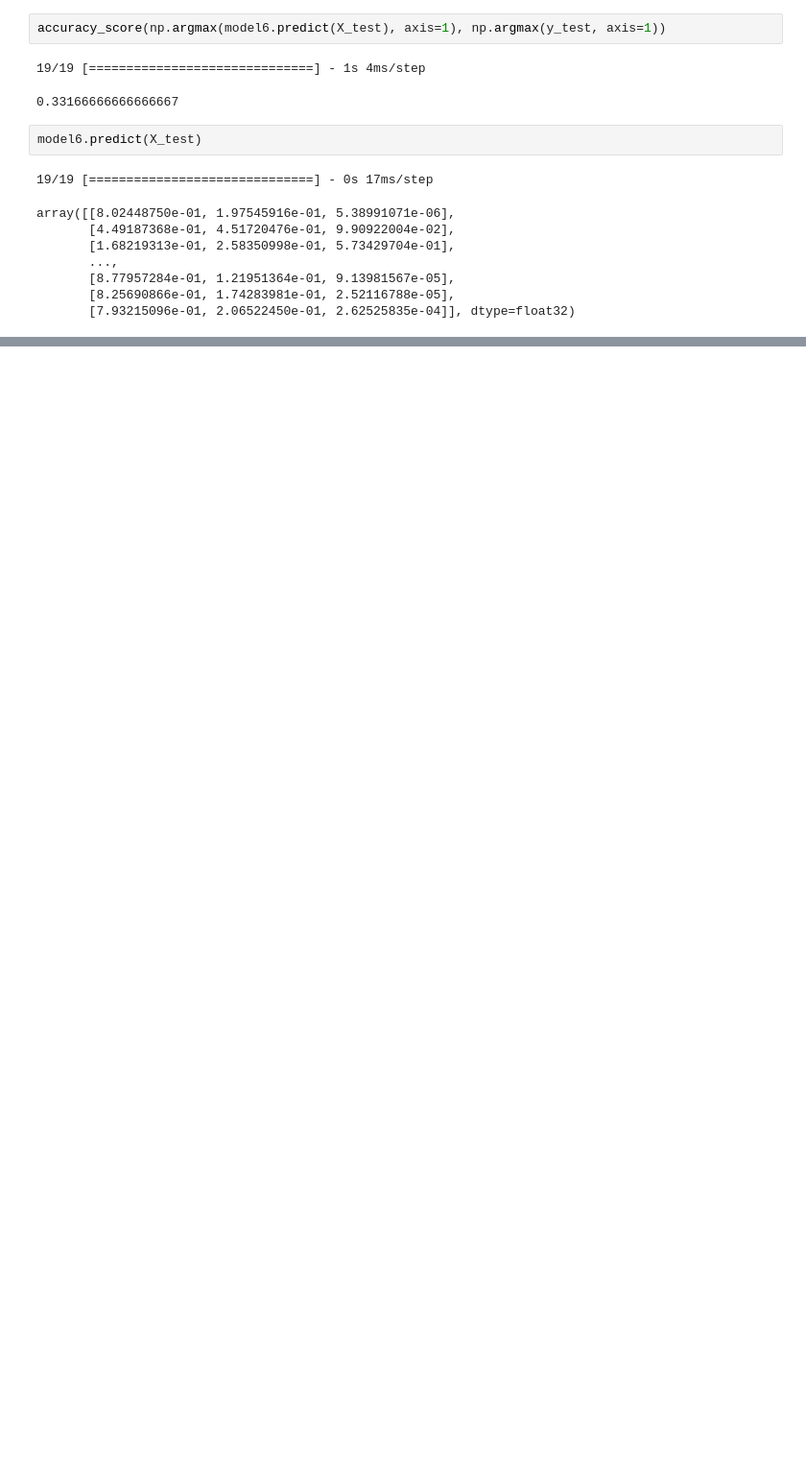
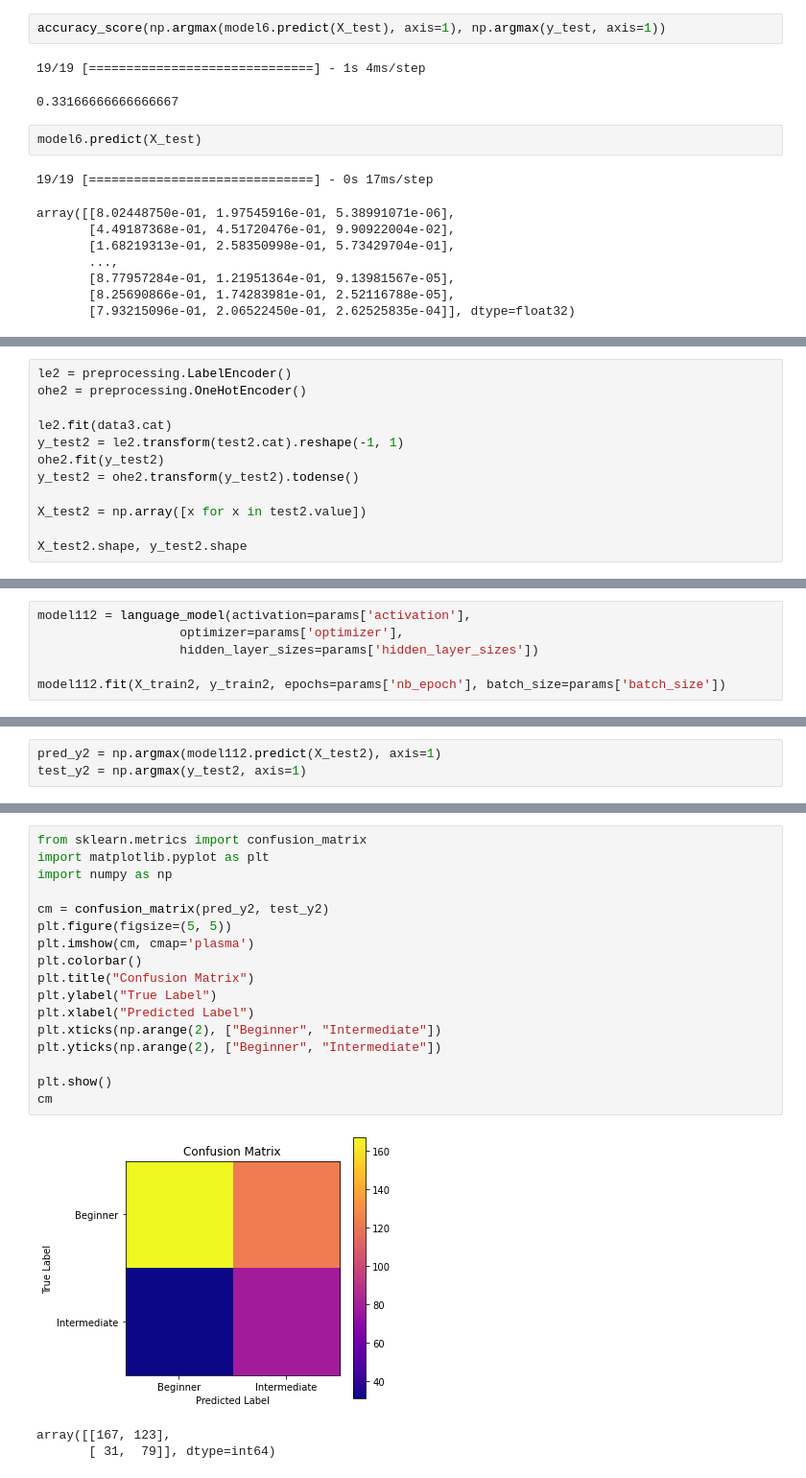
Before and after one commit to tsubasakawai2/nlp_project, a Jupyter notebook: lstm2_2.ipynb, the cells around one changed output, grey strips where cells are left out. Shown at 96% size. Saved outputs shown, nothing was run; the diff lists cells and outputs as text; blank space fills up the shorter version.

```diff
--- a/lstm2_2.ipynb
+++ b/lstm2_2.ipynb
@@ -904,0 +1184,12 @@ array([[8.02448750e-01, 1.97545916e-01, 5.38991071e-06],
+# %%
+le2 = preprocessing.LabelEncoder()
+ohe2 = preprocessing.OneHotEncoder()
+
+le2.fit(data3.cat)
+y_test2 = le2.transform(test2.cat).reshape(-1, 1)
+ohe2.fit(y_test2)
+y_test2 = ohe2.transform(y_test2).todense()
+
+X_test2 = np.array([x for x in test2.value])
+
+X_test2.shape, y_test2.shape
@@ -904,0 +1200,6 @@ array([[8.02448750e-01, 1.97545916e-01, 5.38991071e-06],
+# %%
+model112 = language_model(activation=params['activation'],
+                   optimizer=params['optimizer'],
+                   hidden_layer_sizes=params['hidden_layer_sizes'])
+
+model112.fit(X_train2, y_train2, epochs=params['nb_epoch'], batch_size=params['batch_size'])
@@ -904,0 +1228,3 @@ array([[8.02448750e-01, 1.97545916e-01, 5.38991071e-06],
+# %%
+pred_y2 = np.argmax(model112.predict(X_test2), axis=1)
+test_y2 = np.argmax(y_test2, axis=1)
@@ -904,0 +1233,21 @@ array([[8.02448750e-01, 1.97545916e-01, 5.38991071e-06],
+# %%
+from sklearn.metrics import confusion_matrix
+import matplotlib.pyplot as plt
+import numpy as np
+
+cm = confusion_matrix(pred_y2, test_y2)
+plt.figure(figsize=(5, 5))
+plt.imshow(cm, cmap='plasma')
+plt.colorbar()
+plt.title("Confusion Matrix")
+plt.ylabel("True Label")
+plt.xlabel("Predicted Label")
+plt.xticks(np.arange(2), ["Beginner", "Intermediate"])
+plt.yticks(np.arange(2), ["Beginner", "Intermediate"])
+
+plt.show()
+cm
+# %% [output]
+[figure, added]
+array([[167, 123],
+       [ 31,  79]], dtype=int64)
```
Also changed, not shown: parts of 31 cells of this notebook.
